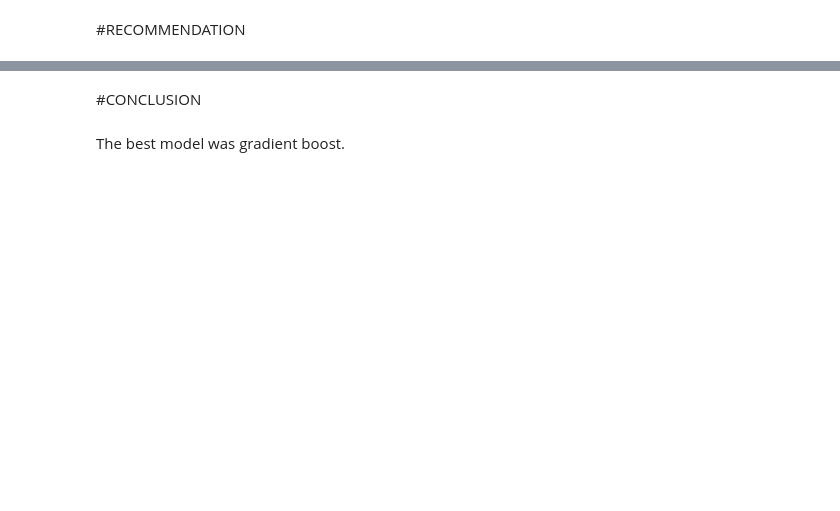
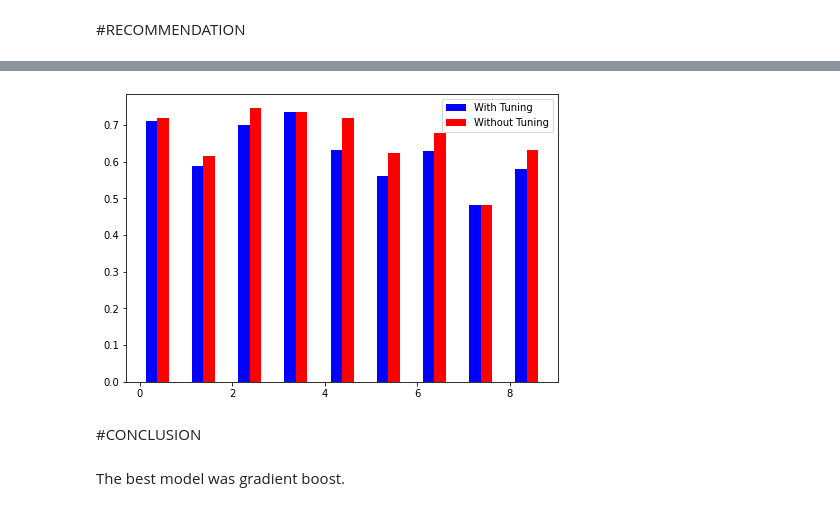
Before and after one commit to MugoChege/Liver-and-Tweets, a Jupyter notebook: Liver.ipynb, the cells around one changed output, grey strips where cells are left out. Drawn from its saved outputs; the diff is of its cells as text; code cells hidden in the pictures; blank space fills up the shorter version.

```diff
--- a/Liver.ipynb
+++ b/Liver.ipynb
@@ -1903,6 +1908,7 @@ y_pred = model.predict(x_test)
 print(f'{y_pred}')
 print('')
 print(f'Accuracy score: \n {accuracy_score(y_test, y_pred)}')
+nbmp2 = accuracy_score(y_test, y_pred)
 print('')
 print('The confusion matrix:')
 print(f'{confusion_matrix(y_test, y_pred)}')
@@ -1948,6 +1954,7 @@ y_pred = model.predict(x_test)
 print(f'{y_pred}')
 print('')
 print(f'Accuracy score: \n {accuracy_score(y_test, y_pred)}')
+nbgp1 = accuracy_score(y_test, y_pred)
 print('')
 print('The confusion matrix:')
 print(f'{confusion_matrix(y_test, y_pred)}')
@@ -2036,6 +2043,7 @@ y_pred = model.predict(x_test)
 print(f'{y_pred}')
 print('')
 print(f'Accuracy score: \n {accuracy_score(y_test, y_pred)}')
+nbgp2 = accuracy_score(y_test, y_pred)
 print('')
 print('The confusion matrix:')
 print(f'{confusion_matrix(y_test, y_pred)}')
@@ -2203,0 +2138,16 @@ df.sort_values('accuracy_score', ascending=False)
+# %%
+sumtab = {
+    'Random Forest': [rfp1,rfp2],
+    'Ada Boost': [abp1,abp2],
+    'Gradient Boost' : [gbp1,gbp2],
+    'Polynomial Support Vector Machine': [svmpp1,svmpp2],
+    'RBF Support Vector Machine': [svmrp1,svmrp2],
+    'Sigmoid Function Support Vector Machine': [svmsp1,svmsp2],
+    'K-Nearest Neighbor': [knnp1,knnp2],
+    'Multinomial Naive\'s Bayes' : [nbmp1,nbmp2],
+    'Gaussian Naive\'s Bayes': [nbgp1,nbgp2]
+}
+
+sumgraph = pd.DataFrame.from_dict(sumtab).transpose()
+sumgraph.columns = ['With Tuning' , 'Without Tuning']
+sumgraph
@@ -2204,3 +2191,14 @@ df.sort_values('accuracy_score', ascending=False)
+# %%
+X = np.arange(len(sumgraph.index))
+fig = plt.figure()
+ax = fig.add_axes([0,0,1,1])
+#ax.bar(X + 0.00, sumgraph.index.values, color = 'b', width = 0.25)
+ax.bar(X + 0.25, sumgraph['With Tuning'].values, color = 'b', width = 0.25)
+ax.bar(X + 0.50, sumgraph['Without Tuning'].values, color = 'r', width = 0.25)
+ax.legend(labels= ['With Tuning' , 'Without Tuning'])
+ax.langs = [sumgraph.index]
+# %% [output]
+[figure, added]
 # %% [markdown]
 #CONCLUSION
 # %% [markdown]
```
Also changed, not shown: parts of 33 cells of this notebook.
